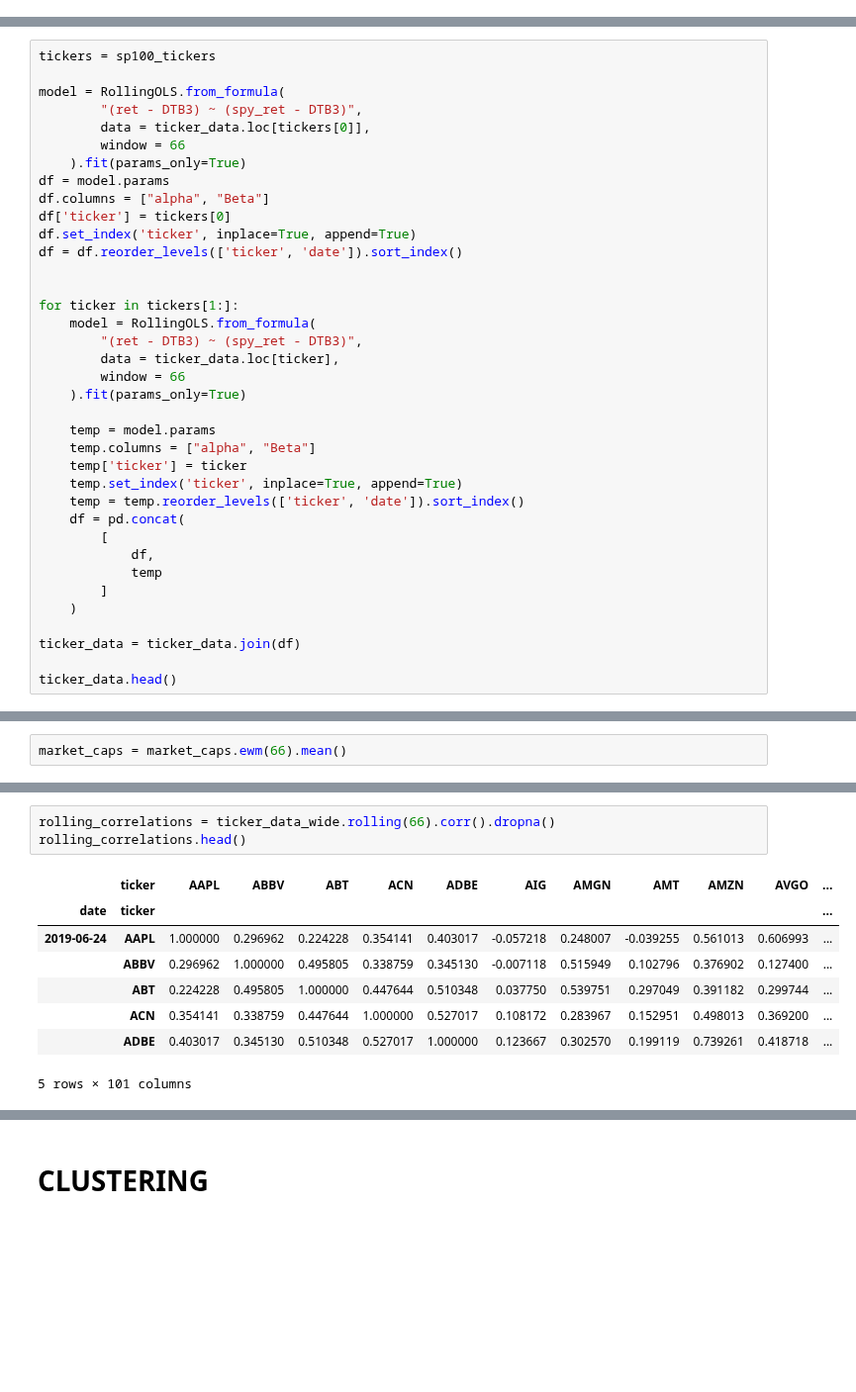
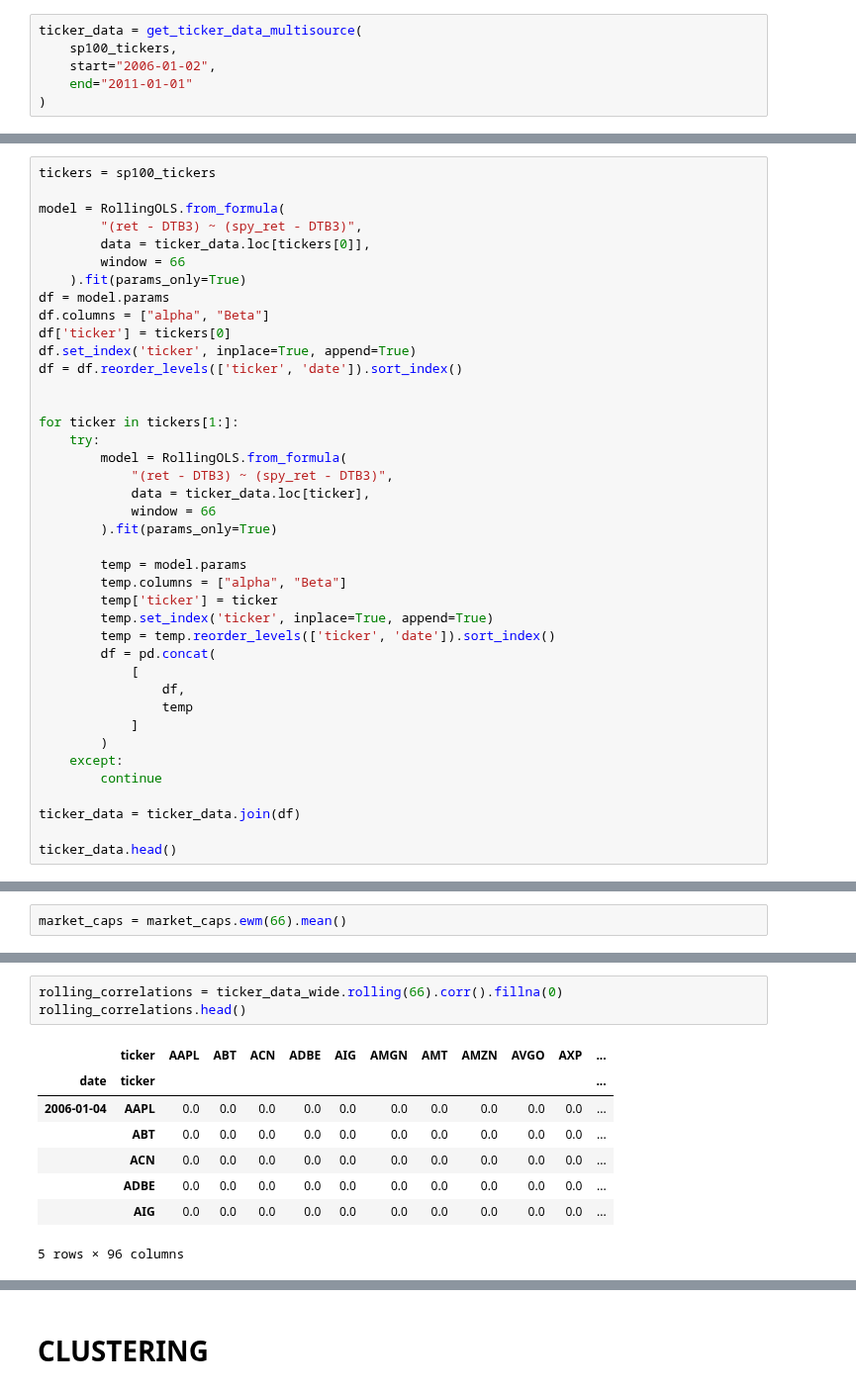
Before and after one commit to layoups/index-funds, a Jupyter notebook: create_indices.ipynb, the cells around one changed output, grey strips where cells are left out. Shown at 99% size. Drawn from its saved outputs; the diff is of its cells as text; blank space fills up the shorter version.

Commit message:
more data consistency

```diff
--- a/create_indices.ipynb
+++ b/create_indices.ipynb
@@ -16,3 +14,9 @@ ticker_data = get_ticker_data_multisource(sp100_tickers)
+# %%
+ticker_data = get_ticker_data_multisource(
+    sp100_tickers,
+    start="2006-01-02",
+    end="2011-01-01"
+)
 # %%
 # nyse_tickers_cap = pd.read_csv("data/tickers_nyse.csv", index_col=0).MarketCap.dropna().apply(
 #     lambda x: float(x[1: -1]) * 1e6 if x[-1] == "M" else float(x[1: -1]) * 1e6
@@ -40,23 +44,26 @@ df = df.reorder_levels(['ticker', 'date']).sort_index()
 
 
 for ticker in tickers[1:]:
-    model = RollingOLS.from_formula(
-        "(ret - DTB3) ~ (spy_ret - DTB3)",
-        data = ticker_data.loc[ticker],
-        window = 66
-    ).fit(params_only=True)
+    try:
+        model = RollingOLS.from_formula(
+            "(ret - DTB3) ~ (spy_ret - DTB3)",
+            data = ticker_data.loc[ticker],
+            window = 66
+        ).fit(params_only=True)
 
-    temp = model.params
-    temp.columns = ["alpha", "Beta"]
-    temp['ticker'] = ticker
-    temp.set_index('ticker', inplace=True, append=True)
-    temp = temp.reorder_levels(['ticker', 'date']).sort_index()
-    df = pd.concat(
-        [
-            df,
-            temp
-        ]
-    )
+        temp = model.params
+        temp.columns = ["alpha", "Beta"]
+        temp['ticker'] = ticker
+        temp.set_index('ticker', inplace=True, append=True)
+        temp = temp.reorder_levels(['ticker', 'date']).sort_index()
+        df = pd.concat(
+            [
+                df,
+                temp
+            ]
+        )
+    except:
+        continue
 
 ticker_data = ticker_data.join(df)
 
@@ -115,12 +122,12 @@ ticker_data_wide.head()
 # %%
-rolling_correlations = ticker_data_wide.rolling(66).corr().dropna()
+rolling_correlations = ticker_data_wide.rolling(66).corr().fillna(0)
 rolling_correlations.head()
 # %% [output]
-|  | ticker | AAPL | ABBV | ABT | ACN | ADBE | AIG | AMGN | AMT | AMZN | AVGO | ... |
+|  | ticker | AAPL | ABT | ACN | ADBE | AIG | AMGN | AMT | AMZN | AVGO | AXP | ... |
 | date | ticker |  |  |  |  |  |  |  |  |  |  | ... |
-| 2019-06-24 | AAPL | 1.000000 | 0.296962 | 0.224228 | 0.354141 | 0.403017 | -0.057218 | 0.248007 | -0.039255 | 0.561013 | 0.606993 | ... |
-|  | ABBV | 0.296962 | 1.000000 | 0.495805 | 0.338759 | 0.345130 | -0.007118 | 0.515949 | 0.102796 | 0.376902 | 0.127400 | ... |
-|  | ABT | 0.224228 | 0.495805 | 1.000000 | 0.447644 | 0.510348 | 0.037750 | 0.539751 | 0.297049 | 0.391182 | 0.299744 | ... |
-|  | ACN | 0.354141 | 0.338759 | 0.447644 | 1.000000 | 0.527017 | 0.108172 | 0.283967 | 0.152951 | 0.498013 | 0.369200 | ... |
-|  | ADBE | 0.403017 | 0.345130 | 0.510348 | 0.527017 | 1.000000 | 0.123667 | 0.302570 | 0.199119 | 0.739261 | 0.418718 | ... |
+| 2006-01-04 | AAPL | 0.0 | 0.0 | 0.0 | 0.0 | 0.0 | 0.0 | 0.0 | 0.0 | 0.0 | 0.0 | ... |
+|  | ABT | 0.0 | 0.0 | 0.0 | 0.0 | 0.0 | 0.0 | 0.0 | 0.0 | 0.0 | 0.0 | ... |
+|  | ACN | 0.0 | 0.0 | 0.0 | 0.0 | 0.0 | 0.0 | 0.0 | 0.0 | 0.0 | 0.0 | ... |
+|  | ADBE | 0.0 | 0.0 | 0.0 | 0.0 | 0.0 | 0.0 | 0.0 | 0.0 | 0.0 | 0.0 | ... |
+|  | AIG | 0.0 | 0.0 | 0.0 | 0.0 | 0.0 | 0.0 | 0.0 | 0.0 | 0.0 | 0.0 | ... |
-5 rows × 101 columns
+5 rows × 96 columns
```
Also changed, not shown: parts of 32 cells of this notebook, 1 other file.
